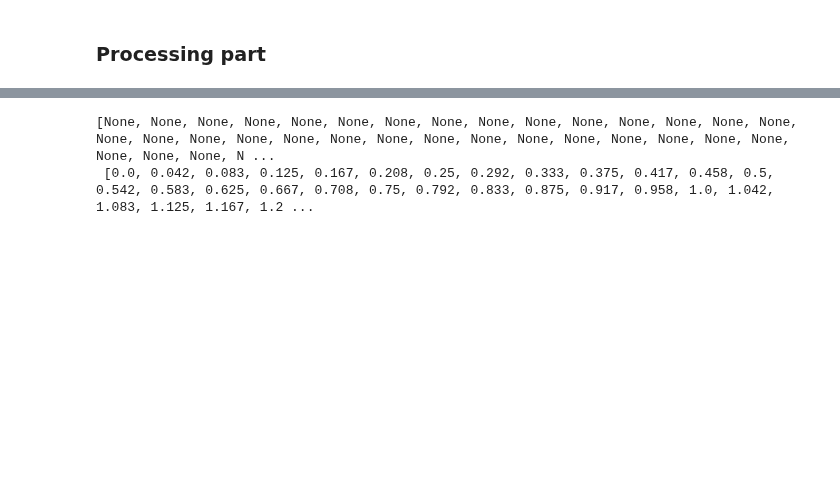
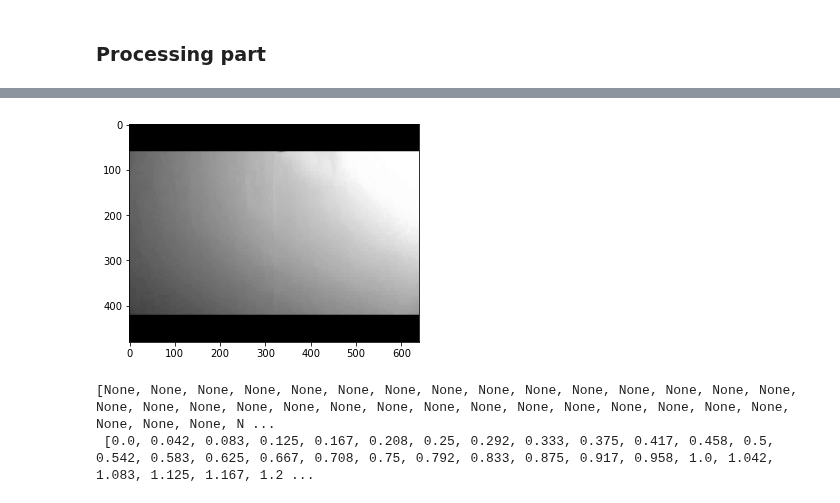
Before and after one commit to EmilyBjartskular/spiking-adventure, a Jupyter notebook: image_processing/img_proc.ipynb, the cells around one changed output, grey strips where cells are left out. Drawn from its saved outputs; the diff is of its cells as text; code cells hidden in the pictures; blank space fills up the shorter version.

Commit message:
Final video

```diff
--- a/image_processing/img_proc.ipynb
+++ b/image_processing/img_proc.ipynb
@@ -203,2 +130,80 @@ Settings saved
 # %% [markdown]
 ### Processing part
+# %%
+# Settings
+
+video_format = True     #video should be mp4 format
+# video_format = False    #pictures must be grayscaled
+import pathlib
+path = pathlib.Path().absolute().parent.parent
+print("To get it to work. Put your file in this foler:")
+print(path)
+print("Name it \"test.mp4\"")
+
+path= str(path)
+
+frames = []
+
+if video_format: #case we use video file
+
+    import cv2
+
+
+
+    #path = "C:/Users/Benjamin/Documents/LTU/Neural Net. and Learn. Machines/101 - Retina Project/records/"
+    video_name = "/test.mp4"
+    #video_name = "/recorded.mp4"
+    full_path = path + video_name
+
+
+    vidcap = cv2.VideoCapture(path + video_name) # open video
+
+    # convert to list of frames
+    success,image = vidcap.read()
+    nbr_frame = 0
+    while success:
+        frames.append(cv2.cvtColor(image, cv2.COLOR_BGR2GRAY))
+        success,image = vidcap.read()
+        nbr_frame += 1
+
+    if nbr_frame == 0:
+        print("Cannot read video")
+    else:
+        framerate = vidcap.get(cv2.CAP_PROP_FPS)
+        f_width = vidcap.get(cv2.CAP_PROP_FRAME_WIDTH)
+        f_high = vidcap.get(cv2.CAP_PROP_FRAME_HEIGHT)
+
+        plt.imshow(frames[0], cmap='gray', vmin=0, vmax=255)
+        plt.show()
+
+        print(nbr_frame,"frames\n",f_width,"x",f_high,"\nFPS:",framerate)
+
+else: #case we use multiple picture files
+    path = "C:/Users/Benjamin/Documents/LTU/Neural Net. and Learn. Machines/101 - Retina Project/peipa/" #already PGM format for first video
+    img_name = "hand-"
+    img_format = ".pgm"
+    full_path = path + img_name
+
+    framerate = 24 #manual set(FPS)
+
+    nbr_frame = len([name for name in os.listdir(path)]) #in case it's not a video file
+
+    # Simulate video
+    for i in range(nbr_frame-1):
+        # WARNING should be greyscaled pictures
+        #to grayscale : (may be diff between gray cv2 format and gray scikit format)
+            #img_gray = cv2.cvtColor(img, cv2.COLOR_BGR2GRAY)       #opencv
+            #img_gray = rgb2gray(img)                               #scikit
+
+        frames.append(imread(path + img_name + str(i+1) + img_format))
+
+    f_width = len(frames[0][0])
+    f_high = len(frames[0])
+
+    plt.imshow(frames[0], cmap='gray', vmin=0, vmax=255)
+    plt.show()
+
+    print(nbr_frame,"frames\n",f_width,"x",f_high,"\nFPS:",framerate)
+
+print("Settings saved")
+# %% [output]
@@ -205,3 +217,4 @@ Settings saved
+[figure, added]
 # %%
 # processing on pictures included in the list "frames"
 
```
Also changed, not shown: parts of 4 cells of this notebook, 1 other file.
